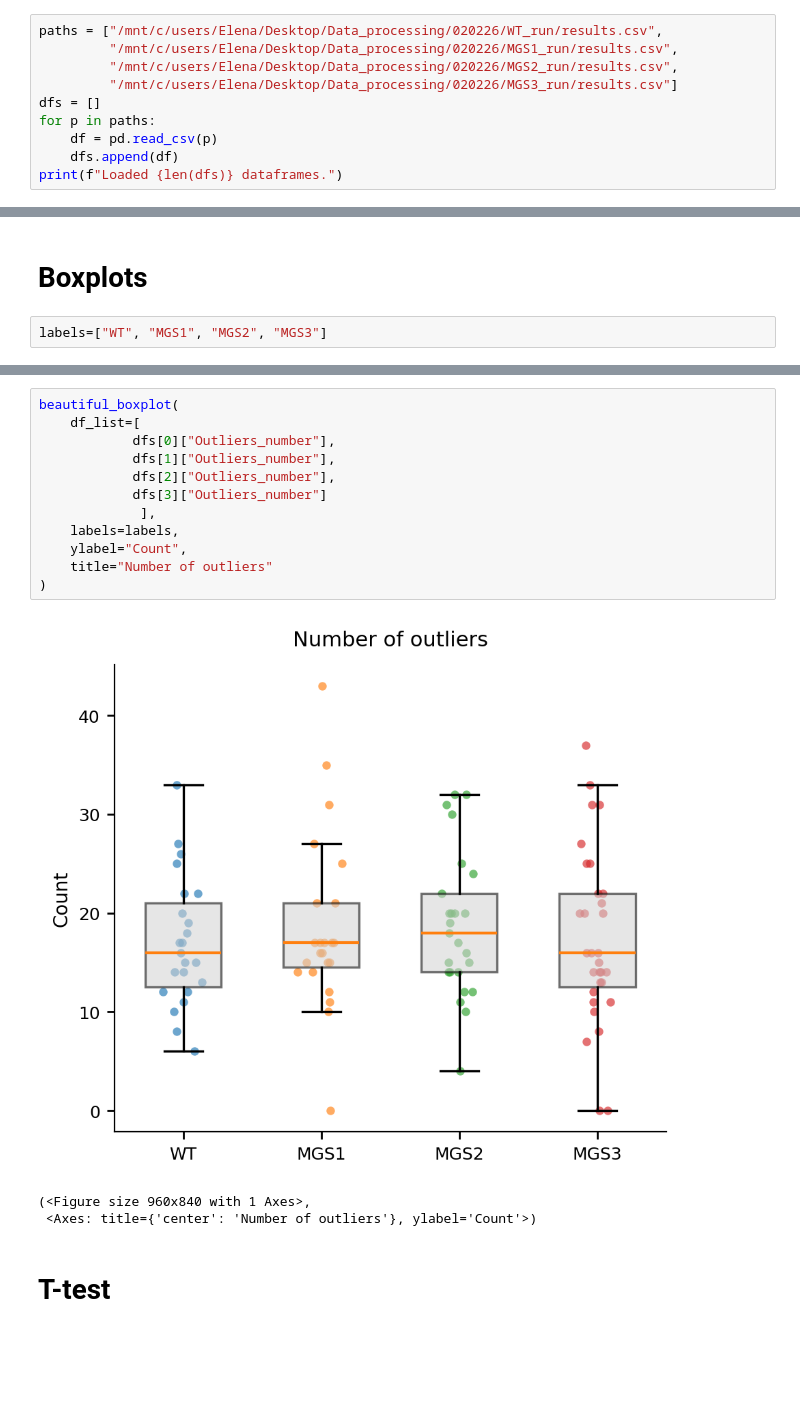
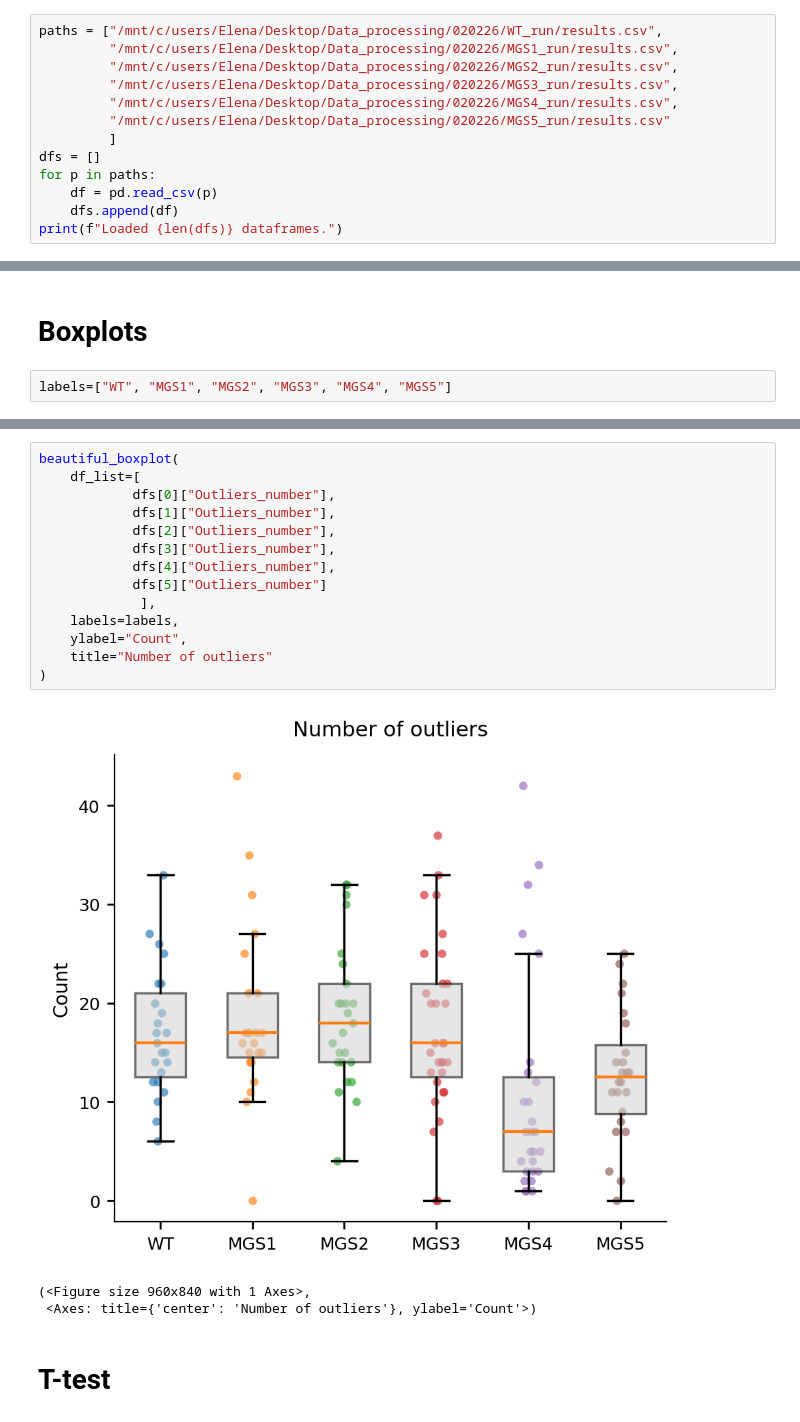
Before and after one commit to Lopatushka/LLPS, a Jupyter notebook: Kmean.ipynb, the cells around one changed output, grey strips where cells are left out. Cells and saved outputs as stored; diff of their text form; blank space fills up the shorter version.

```diff
--- a/Kmean.ipynb
+++ b/Kmean.ipynb
@@ -271,7 +271,10 @@ def _plot_foci_on_image(
 paths = ["/mnt/c/users/Elena/Desktop/Data_processing/020226/WT_run/results.csv",
          "/mnt/c/users/Elena/Desktop/Data_processing/020226/MGS1_run/results.csv",
          "/mnt/c/users/Elena/Desktop/Data_processing/020226/MGS2_run/results.csv",
-         "/mnt/c/users/Elena/Desktop/Data_processing/020226/MGS3_run/results.csv"]
+         "/mnt/c/users/Elena/Desktop/Data_processing/020226/MGS3_run/results.csv",
+         "/mnt/c/users/Elena/Desktop/Data_processing/020226/MGS4_run/results.csv",
+         "/mnt/c/users/Elena/Desktop/Data_processing/020226/MGS5_run/results.csv"
+         ]
 dfs = []
 for p in paths:
     df = pd.read_csv(p)
@@ -290,7 +293,7 @@ for v1, v2 in zip(corr['var1'], corr['var2']):
 # %% [markdown]
 # Boxplots
 # %%
-labels=["WT", "MGS1", "MGS2", "MGS3"]
+labels=["WT", "MGS1", "MGS2", "MGS3", "MGS4", "MGS5"]
 # %%
 beautiful_boxplot(
     df_list=[
@@ -326,17 +333,19 @@ beautiful_boxplot(
 # %%
 beautiful_boxplot(
     df_list=[
             dfs[0]["Outliers_number"],
             dfs[1]["Outliers_number"],
             dfs[2]["Outliers_number"],
-            dfs[3]["Outliers_number"]
+            dfs[3]["Outliers_number"],
+            dfs[4]["Outliers_number"],
+            dfs[5]["Outliers_number"]
              ],
     labels=labels,
     ylabel="Count",
     title="Number of outliers"
 )
 # %% [output]
-[figure, old version]
+[figure, new version]
 (<Figure size 960x840 with 1 Axes>,
  <Axes: title={'center': 'Number of outliers'}, ylabel='Count'>)
 # %% [markdown]
```
Also changed, not shown: parts of 4 cells of this notebook.
